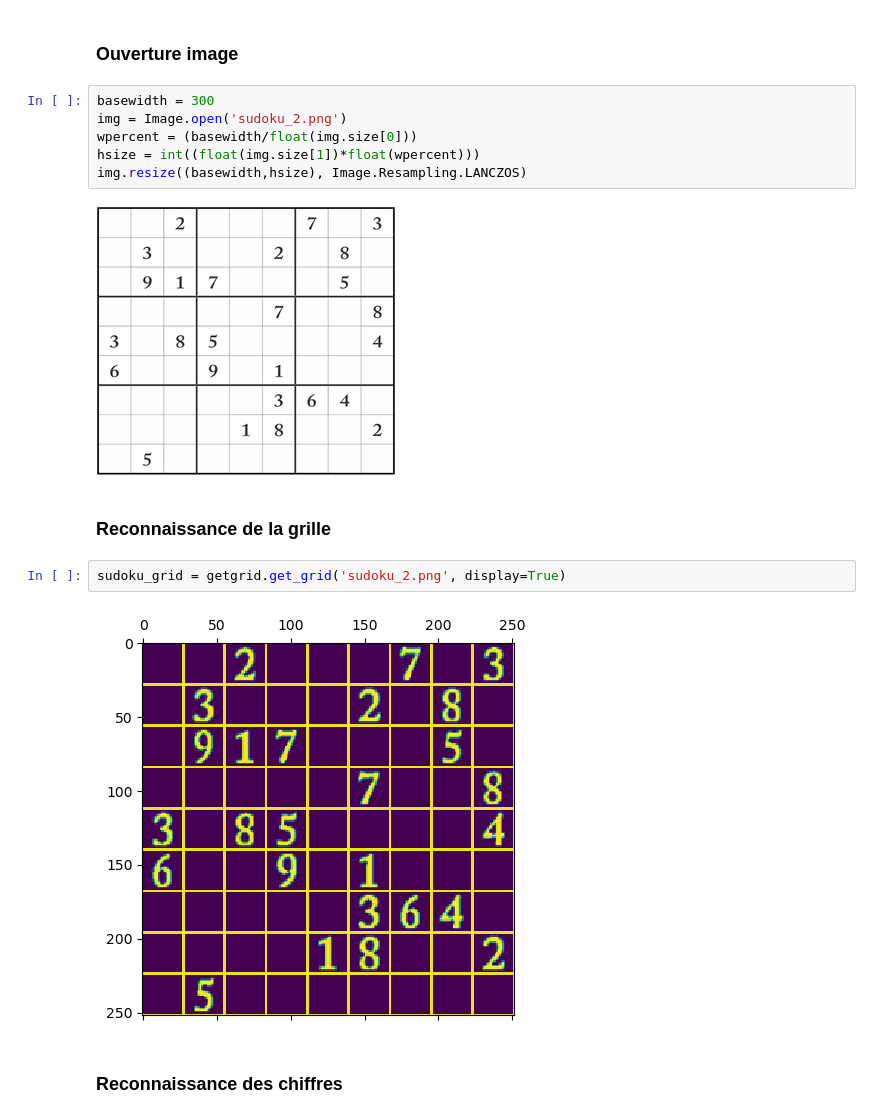
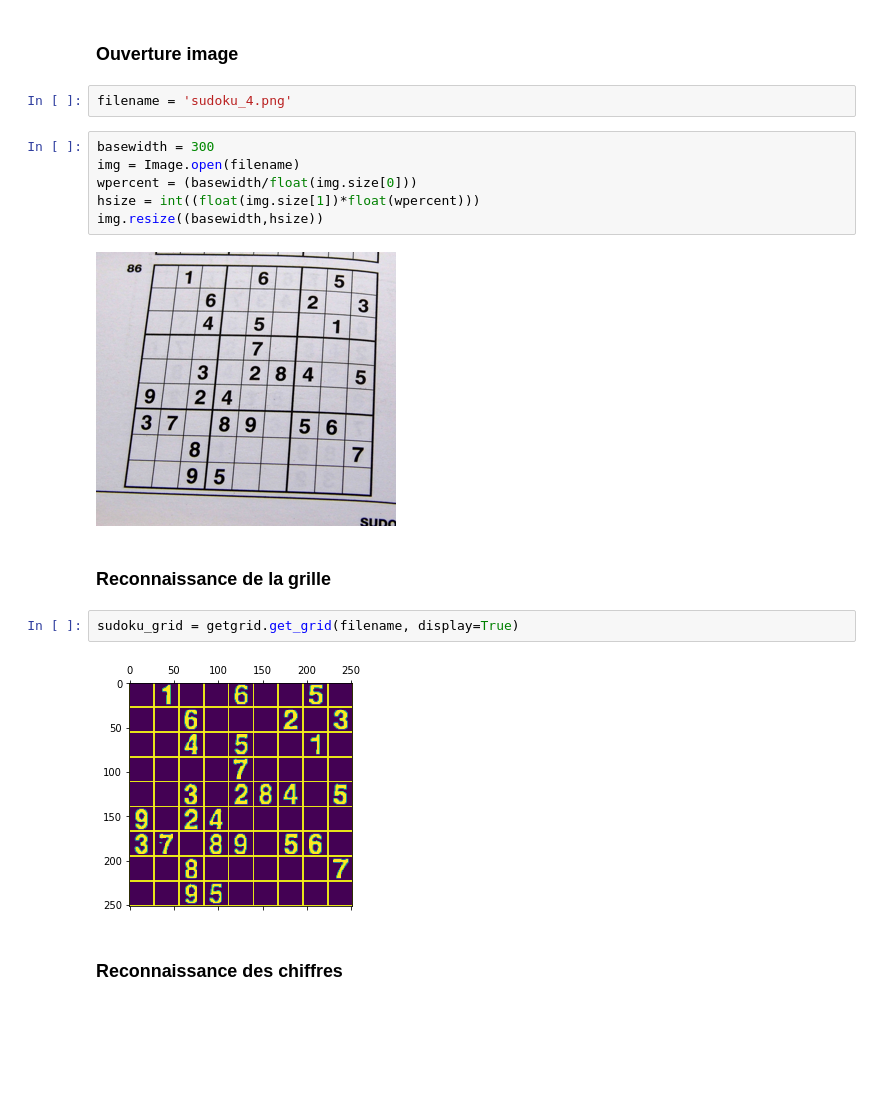
Before and after one commit to LaurentFerhi/Sudoku_OCR, a Jupyter notebook: Sudoku_solver.ipynb, the cells around one changed output. Drawn from its saved outputs; the diff is of its cells as text; blank space fills up the shorter version.

```diff
--- a/Sudoku_solver.ipynb
+++ b/Sudoku_solver.ipynb
@@ -4,20 +4,22 @@ import solver
 from PIL import Image
 # %% [markdown]
 ### Ouverture image
+# %%
+filename = 'sudoku_4.png'
 # %%
 basewidth = 300
-img = Image.open('sudoku_2.png')
+img = Image.open(filename)
 wpercent = (basewidth/float(img.size[0]))
 hsize = int((float(img.size[1])*float(wpercent)))
-img.resize((basewidth,hsize), Image.Resampling.LANCZOS)
+img.resize((basewidth,hsize))
 # %% [output]
-[figure, old version]
+[figure, new version]
 # %% [markdown]
 ### Reconnaissance de la grille
 # %%
-sudoku_grid = getgrid.get_grid('sudoku_2.png', display=True)
+sudoku_grid = getgrid.get_grid(filename, display=True)
 # %% [output]
-[figure, old version]
+[figure, new version]
 # %% [markdown]
 ### Reconnaissance des chiffres
 # %%
```
Also changed, not shown: parts of 3 cells of this notebook, 3 other files.
